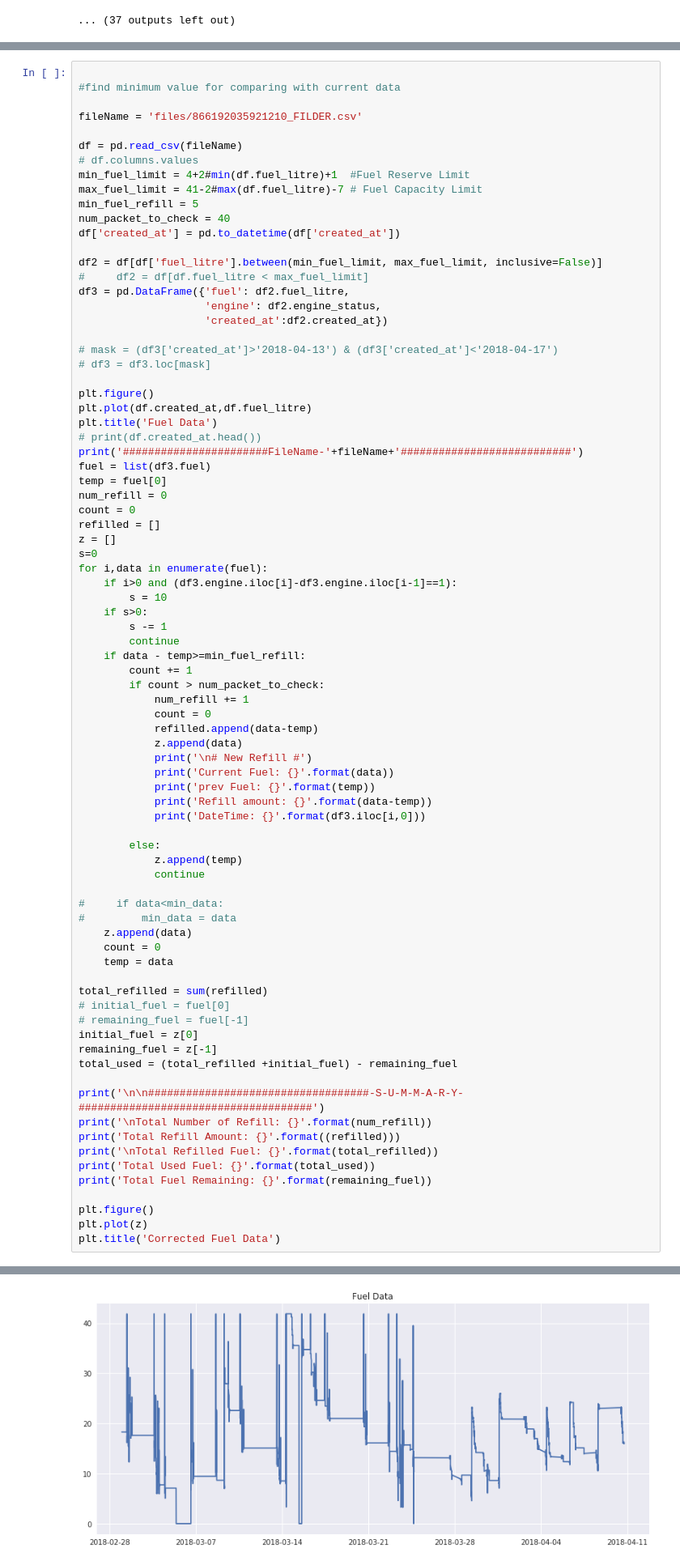
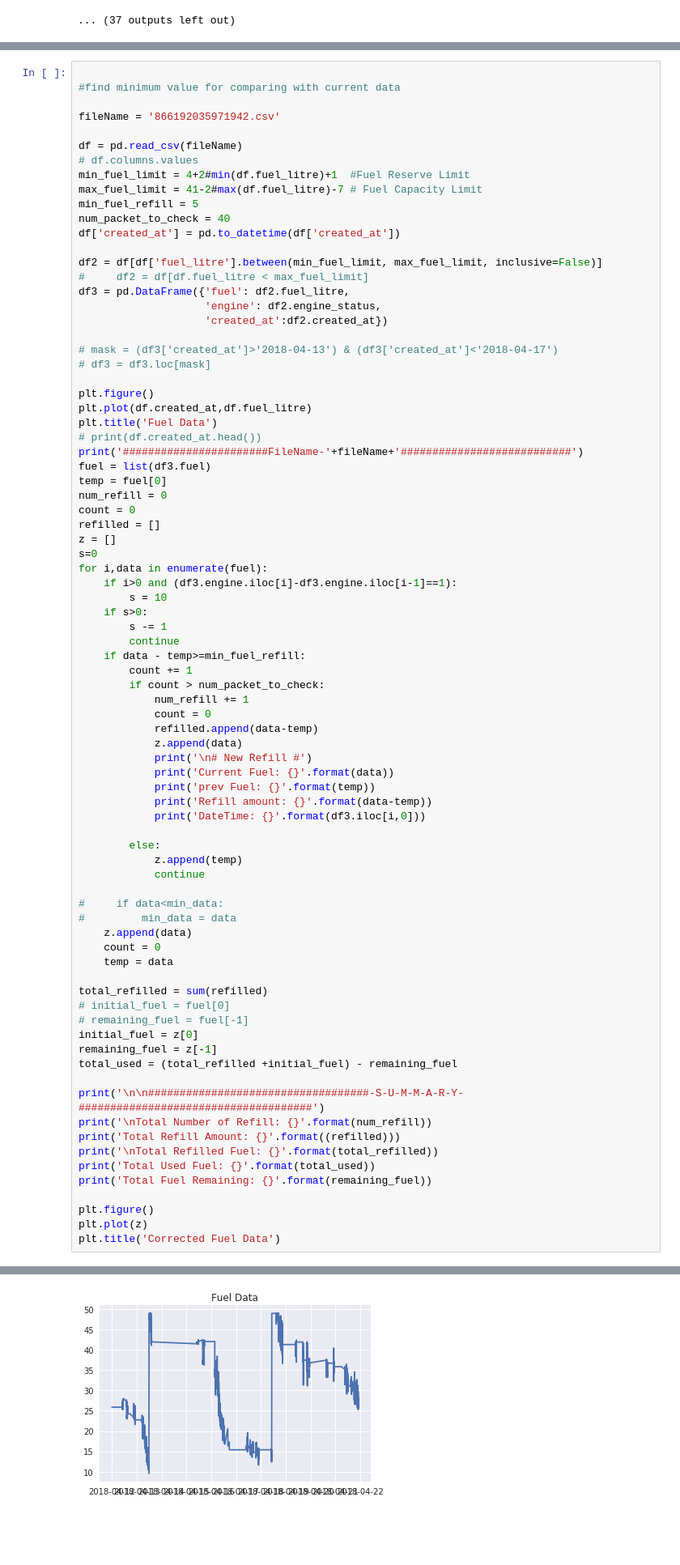
Before and after one commit to orionfoysal/vtsfuel, a Jupyter notebook: vts_fuel.ipynb, the cells around one changed output, grey strips where cells are left out. Shown at 81% size. Cells and saved outputs as stored; diff of their text form; blank space fills up the shorter version.

```diff
--- a/vts_fuel.ipynb
+++ b/vts_fuel.ipynb
@@ -346,7 +352,7 @@ Text(0.5,1,'Corrected Fuel Data')
 
 #find minimum value for comparing with current data
 
-fileName = 'files/866192035921210_FILDER.csv'
+fileName = '866192035971942.csv'
 
 df = pd.read_csv(fileName)
 # df.columns.values
@@ -444,2 +450,2 @@ Total Fuel Remaining: 16.108762550606812
 Text(0.5,1,'Corrected Fuel Data')
-[figure, old version]
+[figure, new version]
```
Also changed, not shown: parts of 12 cells of this notebook.
